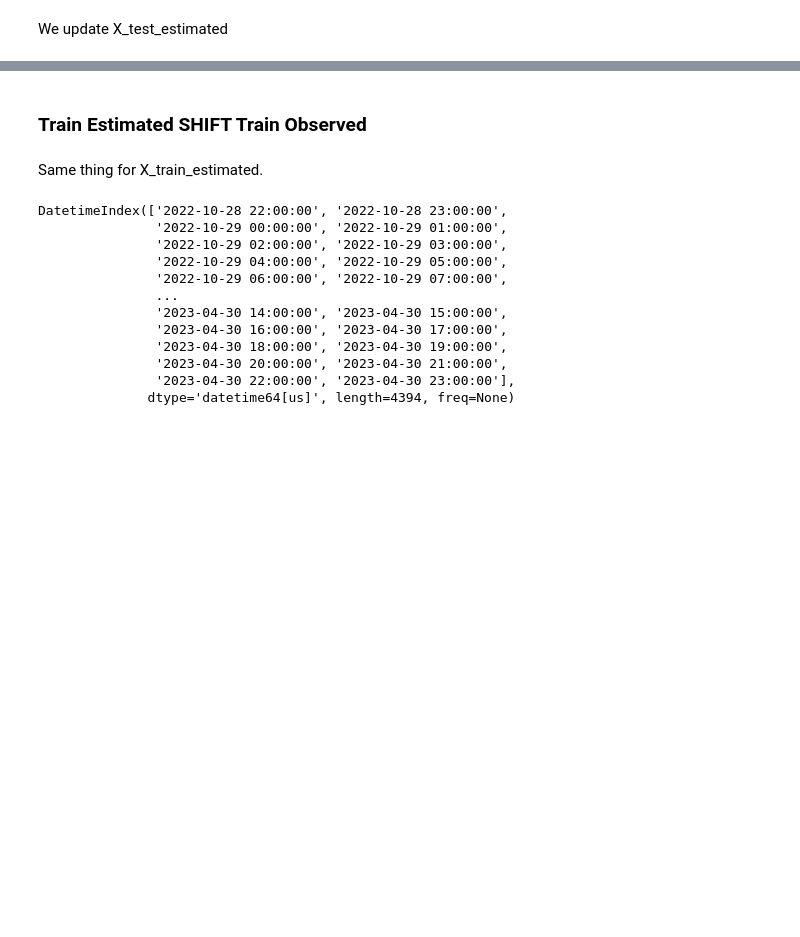
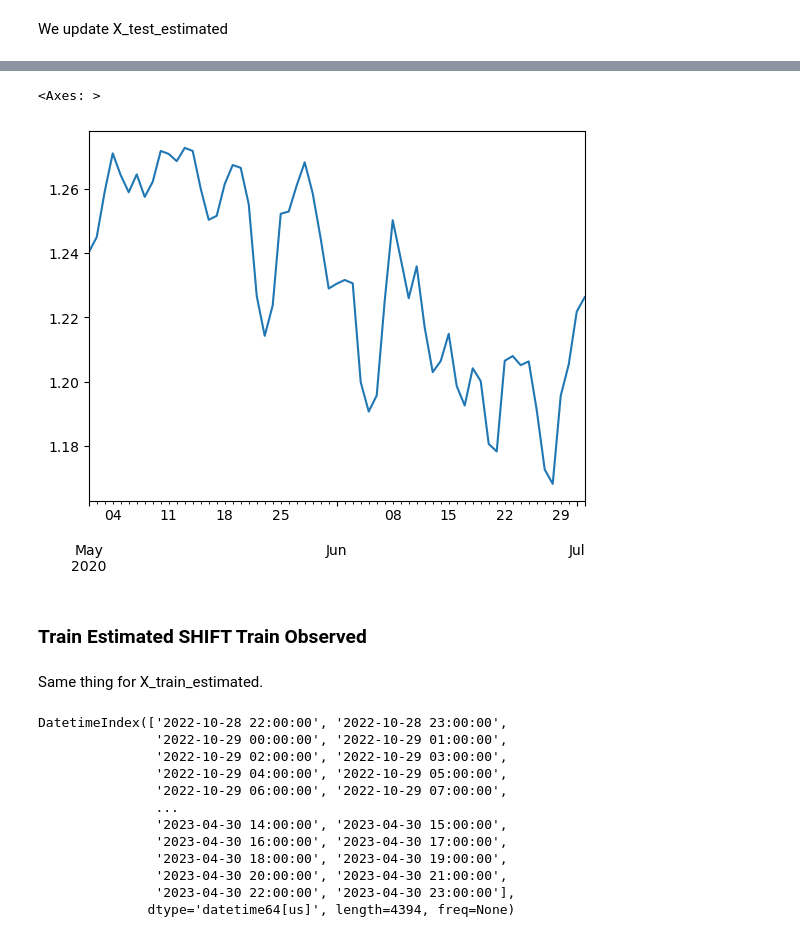
Before and after one commit to soricm/Time-Series-Forecasting-Solar-Energy-Production, a Jupyter notebook: Marijan/DATA-PROCESSING-CLEAN-Copy1.ipynb, the cells around one changed output, grey strips where cells are left out. Drawn from its saved outputs; the diff is of its cells as text; code cells hidden in the pictures; blank space fills up the shorter version.

```diff
--- a/Marijan/DATA-PROCESSING-CLEAN-Copy1.ipynb
+++ b/Marijan/DATA-PROCESSING-CLEAN-Copy1.ipynb
@@ -724,3 +762,8 @@ VAR X_obs_spring 0.0007503448869101703       X_test_shift 0.0007503450033254921
+# %%
+X_train_observed_a_sping.iloc[:1500,i].resample('D').mean().plot()
+# %% [output]
+<Axes: >
+[figure, added]
 # %% [markdown]
 ### Train Estimated SHIFT Train Observed
 # %% [markdown]
```
Also changed, not shown: parts of 18 cells of this notebook, 9 other files.
